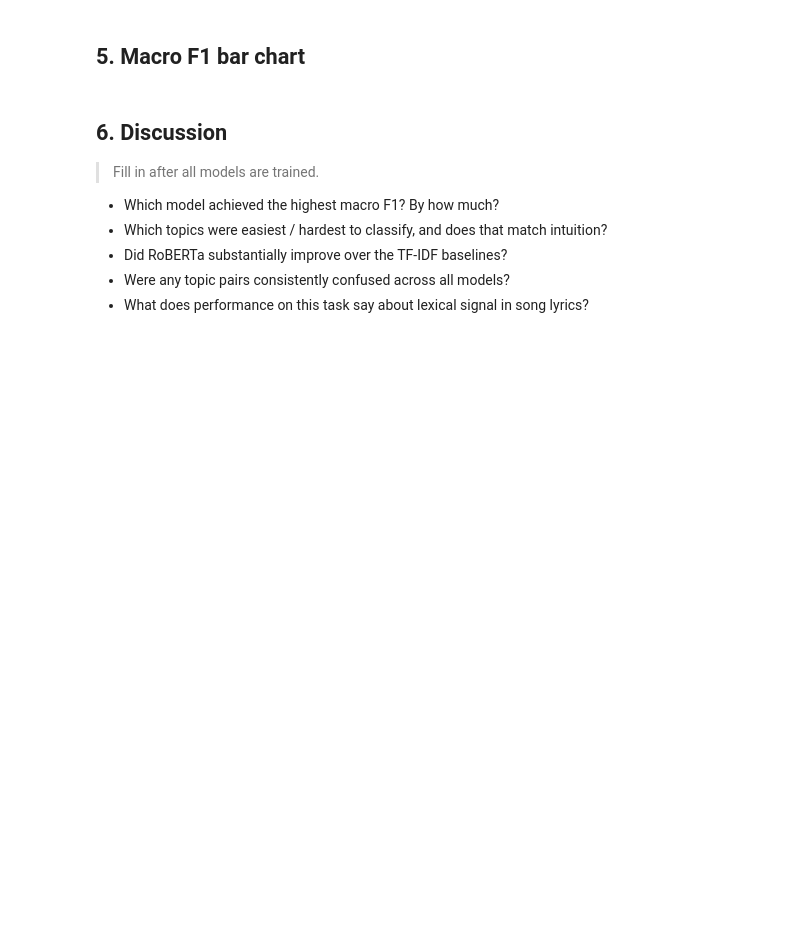
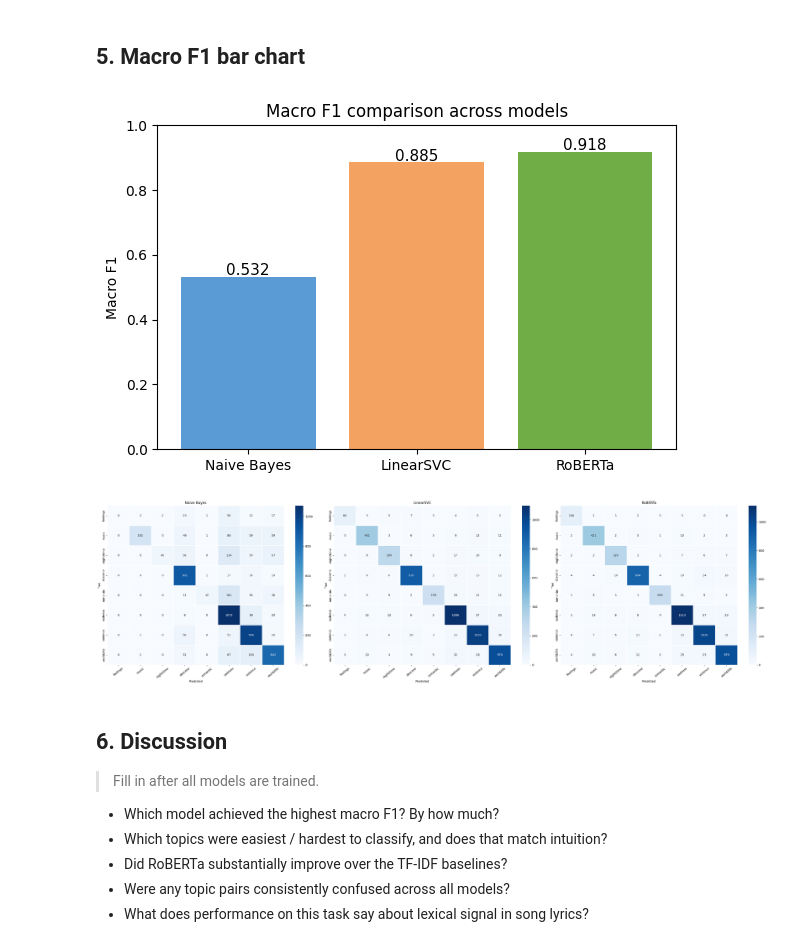
Before and after one commit to nidhijadhav/lyrics-to-valence, a Jupyter notebook: notebooks/04_evaluation.ipynb, the cells around one changed output. Cells and saved outputs as stored; diff of their text form; code cells hidden in the pictures; blank space fills up the shorter version.

```diff
--- a/notebooks/04_evaluation.ipynb
+++ b/notebooks/04_evaluation.ipynb
@@ -91,38 +92,40 @@ print('TODO: uncomment once prediction CSVs are ready')
 # %% [markdown]
 ## 5. Macro F1 bar chart
 # %%
-# TODO: macro F1 bar chart
-# model_names = list(models.keys())
-# macro_f1s   = [f1_score(p['topic_label'], p['y_pred'], average='macro')
-#               for p in models.values()]
-# palette     = ['#5b9bd5', '#f4a261', '#70ad47']
-#
-# fig, ax = plt.subplots(figsize=(6, 4))
-# bars = ax.bar(model_names, macro_f1s, color=palette)
-# for bar, v in zip(bars, macro_f1s):
-#     ax.text(bar.get_x() + bar.get_width()/2, v + 0.005,
-#             f'{v:.3f}', ha='center', fontsize=11)
-# ax.set_ylabel('Macro F1')
-# ax.set_ylim(0, 1)
-# ax.set_title('Macro F1 comparison across models')
-# plt.tight_layout()
-# plt.savefig(os.path.join(RESULTS_DIR, 'macro_f1_comparison.png'), dpi=120)
-# plt.show()
-#
-# # Combined confusion matrices (1×3 grid)
-# fig, axes = plt.subplots(1, len(models), figsize=(11 * len(models), 9))
-# for ax, (name, preds) in zip(axes, models.items()):
-#     cm = confusion_matrix(preds['topic_label'], preds['y_pred'])
-#     sns.heatmap(cm, annot=True, fmt='d',
-#                 xticklabels=TOPIC_NAMES, yticklabels=TOPIC_NAMES,
-#                 cmap='Blues', linewidths=0.3, ax=ax)
-#     ax.set_title(name)
-#     ax.set_xlabel('Predicted')
-#     ax.set_ylabel('True')
-#     ax.tick_params(axis='x', rotation=40)
-# plt.tight_layout()
-# plt.savefig(os.path.join(RESULTS_DIR, 'confusion_matrices_all_models.png'), dpi=120)
-# plt.show()
+model_names = list(models.keys())
+macro_f1s   = [f1_score(p['topic_label'], p['y_pred'], average='macro')
+              for p in models.values()]
+palette     = ['#5b9bd5', '#f4a261', '#70ad47']
+
+fig, ax = plt.subplots(figsize=(6, 4))
+bars = ax.bar(model_names, macro_f1s, color=palette)
+for bar, v in zip(bars, macro_f1s):
+    ax.text(bar.get_x() + bar.get_width()/2, v + 0.005,
+            f'{v:.3f}', ha='center', fontsize=11)
+ax.set_ylabel('Macro F1')
+ax.set_ylim(0, 1)
+ax.set_title('Macro F1 comparison across models')
+plt.tight_layout()
+plt.savefig(os.path.join(RESULTS_DIR, 'macro_f1_comparison.png'), dpi=120)
+plt.show()
+
+# Combined confusion matrices (1×3 grid)
+fig, axes = plt.subplots(1, len(models), figsize=(11 * len(models), 9))
+for ax, (name, preds) in zip(axes, models.items()):
+    cm = confusion_matrix(preds['topic_label'], preds['y_pred'])
+    sns.heatmap(cm, annot=True, fmt='d',
+                xticklabels=TOPIC_NAMES, yticklabels=TOPIC_NAMES,
+                cmap='Blues', linewidths=0.3, ax=ax)
+    ax.set_title(name)
+    ax.set_xlabel('Predicted')
+    ax.set_ylabel('True')
+    ax.tick_params(axis='x', rotation=40)
+plt.tight_layout()
+plt.savefig(os.path.join(RESULTS_DIR, 'confusion_matrices_all_models.png'), dpi=120)
+plt.show()
+# %% [output]
+[figure, added]
+[figure, added]
 # %% [markdown]
 ## 6. Discussion
 
```
Also changed, not shown: parts of 4 cells of this notebook, 4 other files.
